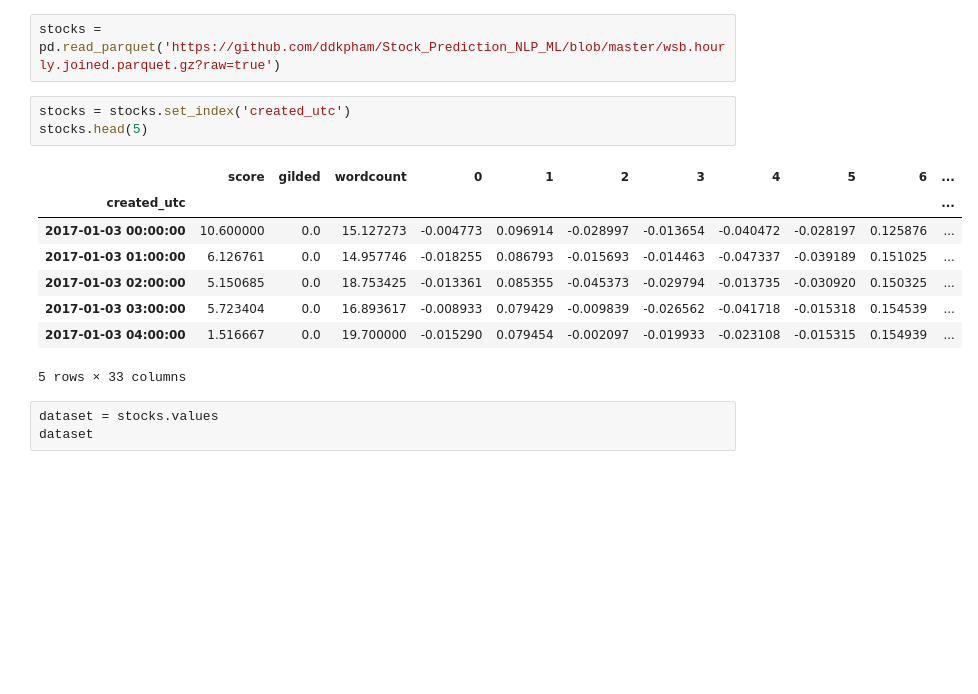
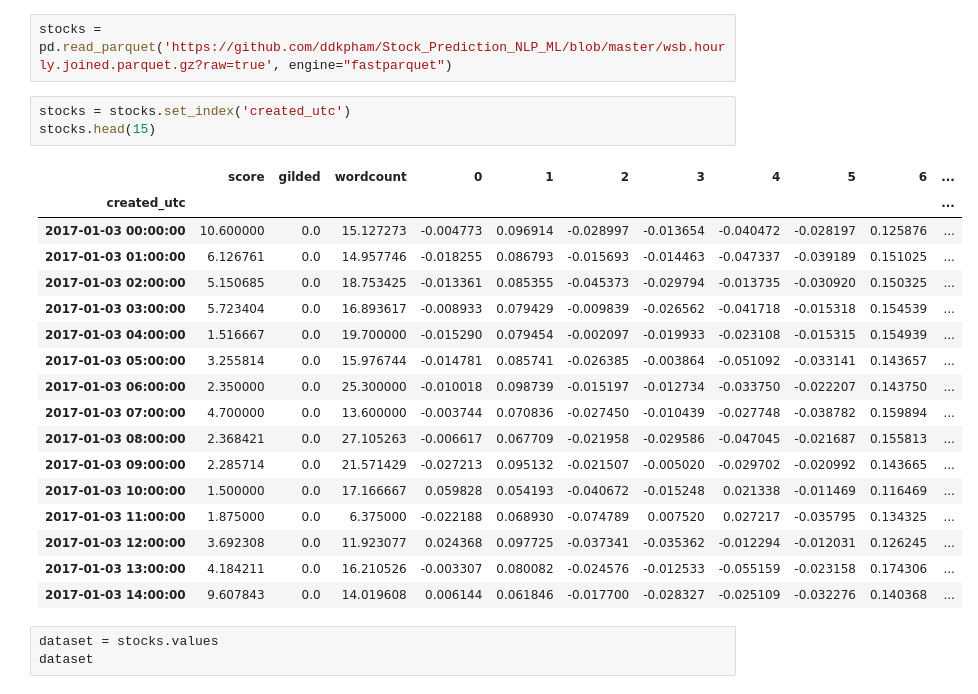
Before and after one commit to alik604/WallStreetBets_LSTM, a Jupyter notebook: hourly_stock_prediction.ipynb, the cells around one changed output. Drawn from its saved outputs; the diff is of its cells as text; blank space fills up the shorter version.

```diff
--- a/hourly_stock_prediction.ipynb
+++ b/hourly_stock_prediction.ipynb
@@ -13,17 +31,26 @@ import datetime
 # %%
-stocks = pd.read_parquet('https://github.com/ddkpham/Stock_Prediction_NLP_ML/blob/master/wsb.hourly.joined.parquet.gz?raw=true')
+stocks = pd.read_parquet('https://github.com/ddkpham/Stock_Prediction_NLP_ML/blob/master/wsb.hourly.joined.parquet.gz?raw=true', engine="fastparquet")
 # %%
 stocks = stocks.set_index('created_utc')
-stocks.head(5)
+stocks.head(15)
 # %% [output]
 |  | score | gilded | wordcount | 0 | 1 | 2 | 3 | 4 | 5 | 6 | ... |
 | created_utc |  |  |  |  |  |  |  |  |  |  | ... |
 | 2017-01-03 00:00:00 | 10.600000 | 0.0 | 15.127273 | -0.004773 | 0.096914 | -0.028997 | -0.013654 | -0.040472 | -0.028197 | 0.125876 | ... |
 | 2017-01-03 01:00:00 | 6.126761 | 0.0 | 14.957746 | -0.018255 | 0.086793 | -0.015693 | -0.014463 | -0.047337 | -0.039189 | 0.151025 | ... |
 | 2017-01-03 02:00:00 | 5.150685 | 0.0 | 18.753425 | -0.013361 | 0.085355 | -0.045373 | -0.029794 | -0.013735 | -0.030920 | 0.150325 | ... |
 | 2017-01-03 03:00:00 | 5.723404 | 0.0 | 16.893617 | -0.008933 | 0.079429 | -0.009839 | -0.026562 | -0.041718 | -0.015318 | 0.154539 | ... |
 | 2017-01-03 04:00:00 | 1.516667 | 0.0 | 19.700000 | -0.015290 | 0.079454 | -0.002097 | -0.019933 | -0.023108 | -0.015315 | 0.154939 | ... |
+| 2017-01-03 05:00:00 | 3.255814 | 0.0 | 15.976744 | -0.014781 | 0.085741 | -0.026385 | -0.003864 | -0.051092 | -0.033141 | 0.143657 | ... |
+| 2017-01-03 06:00:00 | 2.350000 | 0.0 | 25.300000 | -0.010018 | 0.098739 | -0.015197 | -0.012734 | -0.033750 | -0.022207 | 0.143750 | ... |
+| 2017-01-03 07:00:00 | 4.700000 | 0.0 | 13.600000 | -0.003744 | 0.070836 | -0.027450 | -0.010439 | -0.027748 | -0.038782 | 0.159894 | ... |
+| 2017-01-03 08:00:00 | 2.368421 | 0.0 | 27.105263 | -0.006617 | 0.067709 | -0.021958 | -0.029586 | -0.047045 | -0.021687 | 0.155813 | ... |
+| 2017-01-03 09:00:00 | 2.285714 | 0.0 | 21.571429 | -0.027213 | 0.095132 | -0.021507 | -0.005020 | -0.029702 | -0.020992 | 0.143665 | ... |
+| 2017-01-03 10:00:00 | 1.500000 | 0.0 | 17.166667 | 0.059828 | 0.054193 | -0.040672 | -0.015248 | 0.021338 | -0.011469 | 0.116469 | ... |
+| 2017-01-03 11:00:00 | 1.875000 | 0.0 | 6.375000 | -0.022188 | 0.068930 | -0.074789 | 0.007520 | 0.027217 | -0.035795 | 0.134325 | ... |
+| 2017-01-03 12:00:00 | 3.692308 | 0.0 | 11.923077 | 0.024368 | 0.097725 | -0.037341 | -0.035362 | -0.012294 | -0.012031 | 0.126245 | ... |
+| 2017-01-03 13:00:00 | 4.184211 | 0.0 | 16.210526 | -0.003307 | 0.080082 | -0.024576 | -0.012533 | -0.055159 | -0.023158 | 0.174306 | ... |
+| 2017-01-03 14:00:00 | 9.607843 | 0.0 | 14.019608 | 0.006144 | 0.061846 | -0.017700 | -0.028327 | -0.025109 | -0.032276 | 0.140368 | ... |
-5 rows × 33 columns
 # %%
 dataset = stocks.values
 dataset
```
Also changed, not shown: parts of 13 cells of this notebook, 3 other files.
